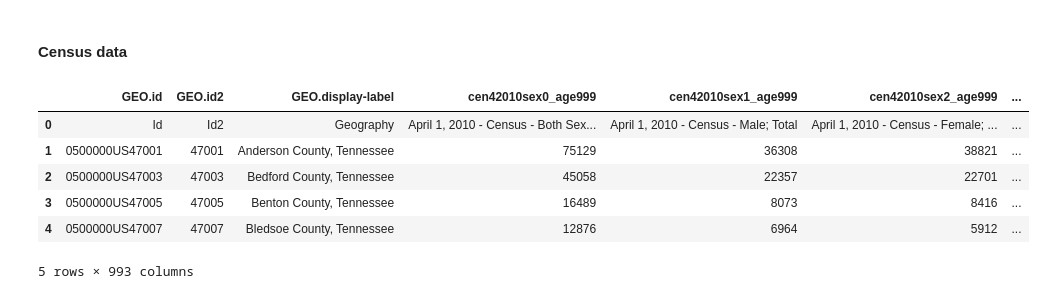
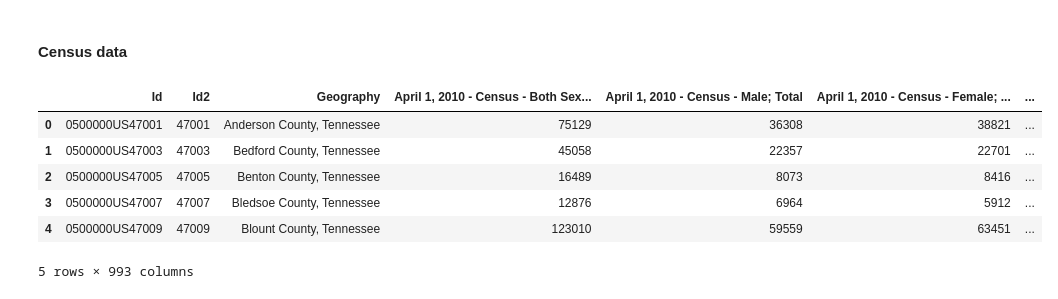
Before and after one commit to Leungam/vanderbilt-aspire-data-essentials, a Jupyter notebook: First_Notebook_data_essentials.ipynb, the cells around one changed output. Drawn from its saved outputs; the diff is of its cells as text; code cells hidden in the pictures.

```diff
--- a/First_Notebook_data_essentials.ipynb
+++ b/First_Notebook_data_essentials.ipynb
@@ -86,15 +100,15 @@ cancer_df.head(2)
 # %% [markdown]
 #### Census data
 # %%
-pop_df = pd.read_csv('data/PEP_2017_PEPAGESEX.csv')
+pop_df = pd.read_csv('data/PEP_2017_PEPAGESEX.csv', skiprows = 1)
 pop_df.head()
 # %% [output]
-|  | GEO.id | GEO.id2 | GEO.display-label | cen42010sex0_age999 | cen42010sex1_age999 | cen42010sex2_age999 | ... |
-| 0 | Id | Id2 | Geography | April 1, 2010 - Census - Both Sex... | April 1, 2010 - Census - Male; Total | April 1, 2010 - Census - Female; ... | ... |
-| 1 | 0500000US47001 | 47001 | Anderson County, Tennessee | 75129 | 36308 | 38821 | ... |
-| 2 | 0500000US47003 | 47003 | Bedford County, Tennessee | 45058 | 22357 | 22701 | ... |
-| 3 | 0500000US47005 | 47005 | Benton County, Tennessee | 16489 | 8073 | 8416 | ... |
-| 4 | 0500000US47007 | 47007 | Bledsoe County, Tennessee | 12876 | 6964 | 5912 | ... |
+|  | Id | Id2 | Geography | April 1, 2010 - Census - Both Sex... | April 1, 2010 - Census - Male; Total | April 1, 2010 - Census - Female; ... | ... |
+| 0 | 0500000US47001 | 47001 | Anderson County, Tennessee | 75129 | 36308 | 38821 | ... |
+| 1 | 0500000US47003 | 47003 | Bedford County, Tennessee | 45058 | 22357 | 22701 | ... |
+| 2 | 0500000US47005 | 47005 | Benton County, Tennessee | 16489 | 8073 | 8416 | ... |
+| 3 | 0500000US47007 | 47007 | Bledsoe County, Tennessee | 12876 | 6964 | 5912 | ... |
+| 4 | 0500000US47009 | 47009 | Blount County, Tennessee | 123010 | 59559 | 63451 | ... |
 5 rows × 993 columns
 # %%
 pop_df.tail()
```
Also changed, not shown: parts of 18 cells of this notebook.
